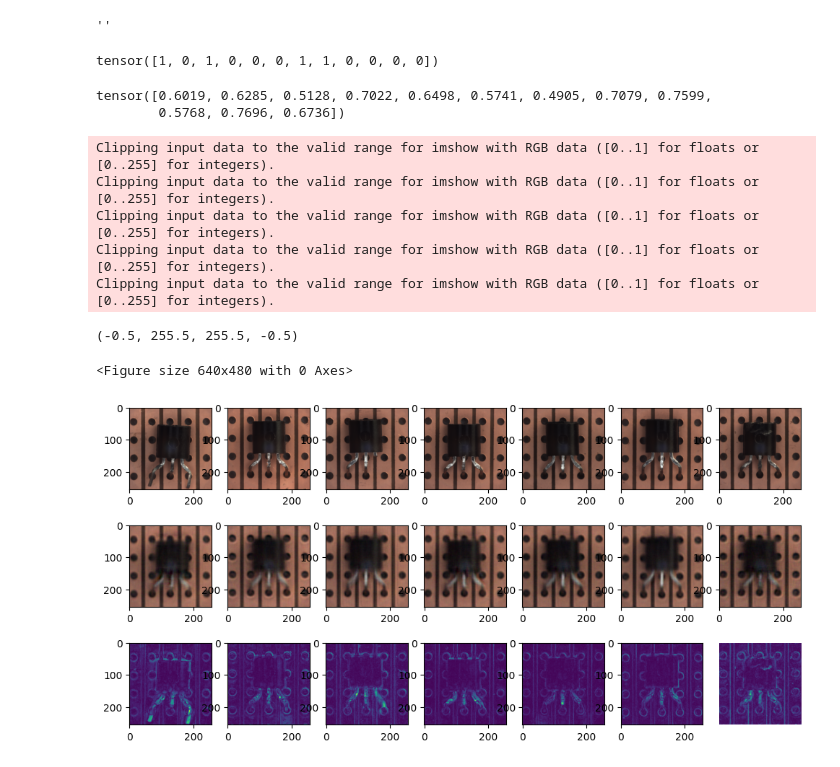
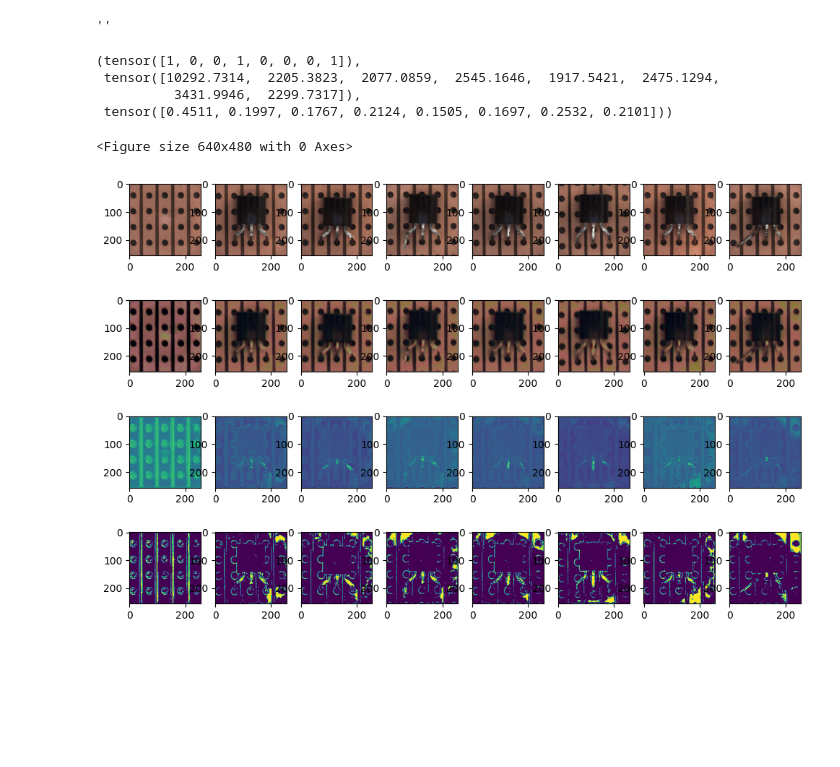
Before and after one commit to xjiae/arpro, a Jupyter notebook: notebooks/vae_mvtec_test.ipynb, the cells around one changed output. Drawn from its saved outputs; the diff is of its cells as text; code cells hidden in the pictures; blank space fills up the shorter version.

```diff
--- a/notebooks/vae_mvtec_test.ipynb
+++ b/notebooks/vae_mvtec_test.ipynb
@@ -22,36 +22,36 @@ model.eval()
 # %% [output]
 ''
 # %%
-dataloader = get_ad_dataloader("mvtec", "vae", batch_size = 12, category="transistor", split="test")
+torch.manual_seed(1234)
+dataloader = get_ad_dataloader("mvtec", "vae", batch_size=8, category="transistor", split="test", normalize_image=False)
 for batch in dataloader:
     break
-# %%
-batch[2]
-# %% [output]
-tensor([1, 0, 1, 0, 0, 0, 1, 1, 0, 0, 0, 0])
 # %%
 with torch.no_grad():
     x = batch[0]
-    out = model(x)
+    out = model(2*x - 1)
 # %%
-out.alpha.flatten(1).max(dim=1).values
+score = out.score
+thresh = out.alpha.flatten(1).quantile(0.95, dim=1)
+batch[2], score, thresh
 # %% [output]
-tensor([0.6019, 0.6285, 0.5128, 0.7022, 0.6498, 0.5741, 0.4905, 0.7079, 0.7599,
-        0.5768, 0.7696, 0.6736])
+(tensor([1, 0, 0, 1, 0, 0, 0, 1]),
+ tensor([10292.7314,  2205.3823,  2077.0859,  2545.1646,  1917.5421,  2475.1294,
+          3431.9946,  2299.7317]),
+ tensor([0.4511, 0.1997, 0.1767, 0.2124, 0.1505, 0.1697, 0.2532, 0.2101]))
 # %%
 plt.clf()
 
-fig, ax = plt.subplots(3,7, figsize=(12, 6))
-for i in range(7):
-    ax[0,i].imshow(x[i].detach().numpy().transpose(1,2,0))
-    ax[1,i].imshow(out.other["xhat"][i].detach().numpy().transpose(1,2,0))
-    ax[2,i].imshow(out.alpha[i].max(dim=0).values.detach().numpy())
+fig, ax = plt.subplots(4,8, figsize=(12, 8))
+for i in range(8):
+    xi = x[i].detach()
+    xhati = (out.other["x_recon"][i].detach()*0.5 + 0.5).clamp(0,1)
+    alphai = out.alpha[i].max(dim=0).values.detach()
+    alphai_big = alphai > thresh[i]
+    ax[0,i].imshow(xi.numpy().transpose(1,2,0))
+    ax[1,i].imshow(xhati.numpy().transpose(1,2,0))
+    ax[2,i].imshow(alphai.numpy())
+    ax[3,i].imshow(alphai_big.numpy())
 # %% [output]
-Clipping input data to the valid range for imshow with RGB data ([0..1] for floats or [0..255] for integers).
-Clipping input data to the valid range for imshow with RGB data ([0..1] for floats or [0..255] for integers).
-Clipping input data to the valid range for imshow with RGB data ([0..1] for floats or [0..255] for integers).
-Clipping input data to the valid range for imshow with RGB data ([0..1] for floats or [0..255] for integers).
-Clipping input data to the valid range for imshow with RGB data ([0..1] for floats or [0..255] for integers).
+<Figure size 640x480 with 0 Axes>
-(-0.5, 255.5, 255.5, -0.5)
-<Figure size 640x480 with 0 Axes>
-[figure, old version]
+[figure, new version]
```
Also changed, not shown: 5 other files.
